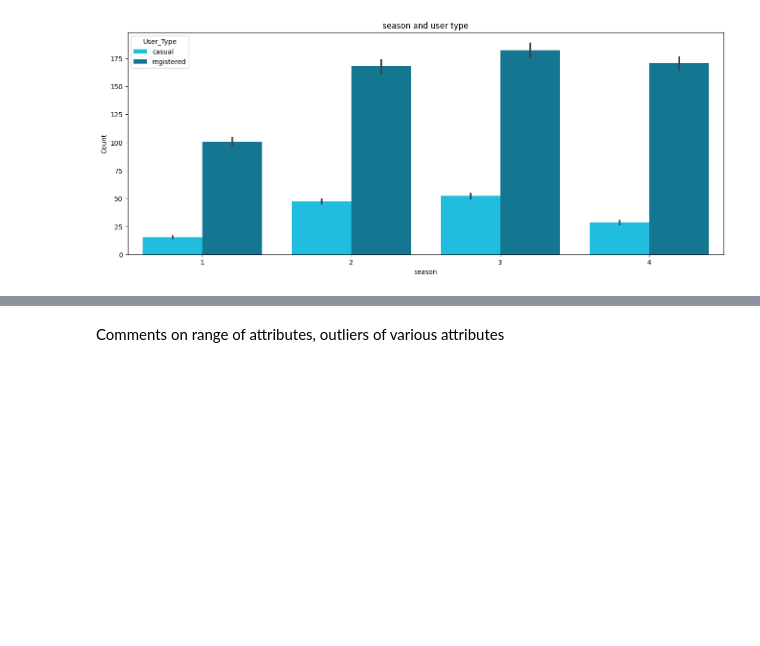
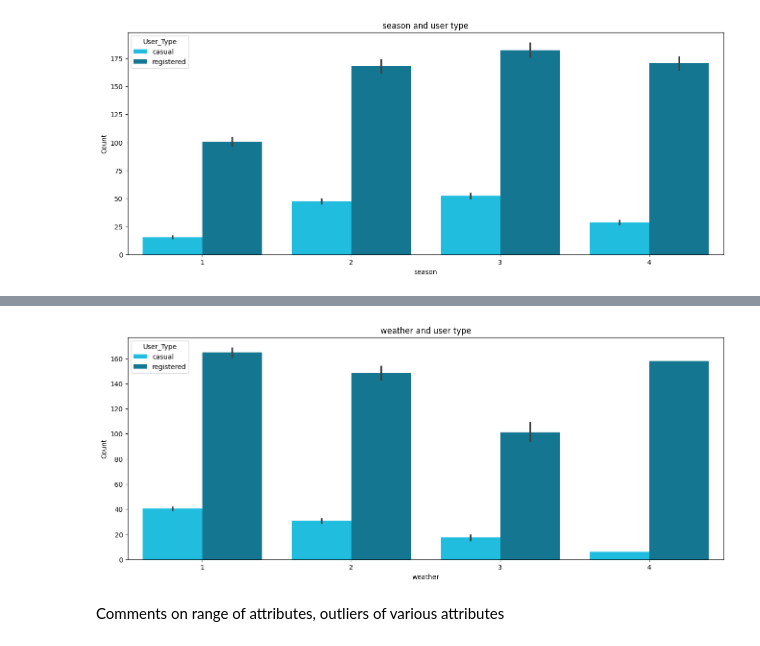
Before and after one commit to RichaGaharwar/Yulu---Hypothesis-Testing, a Jupyter notebook: Yulu_Hypothesis_Testing.ipynb, the cells around one changed output, grey strips where cells are left out. Cells and saved outputs as stored; diff of their text form; code cells hidden in the pictures; blank space fills up the shorter version.

```diff
--- a/Yulu_Hypothesis_Testing.ipynb
+++ b/Yulu_Hypothesis_Testing.ipynb
@@ -593,3 +617,14 @@ plt.show()
+# %%
+yulu_melted = yulu.melt(id_vars = ['weather'], value_vars = ['casual', 'registered'],
+                        var_name = 'User_Type', value_name = 'Count')
+
+plt.figure(figsize = (16,6))
+sns.barplot(data = yulu_melted, x = 'weather', y = 'Count', hue = 'User_Type', palette = yulu_palette)
+plt.xlabel('weather')
+plt.title('weather and user type')
+plt.show()
+# %% [output]
+[figure, added]
 # %% [markdown]
 Comments on range of attributes, outliers of various attributes
 # %% [markdown]
```
Also changed, not shown: parts of 3 cells of this notebook.
